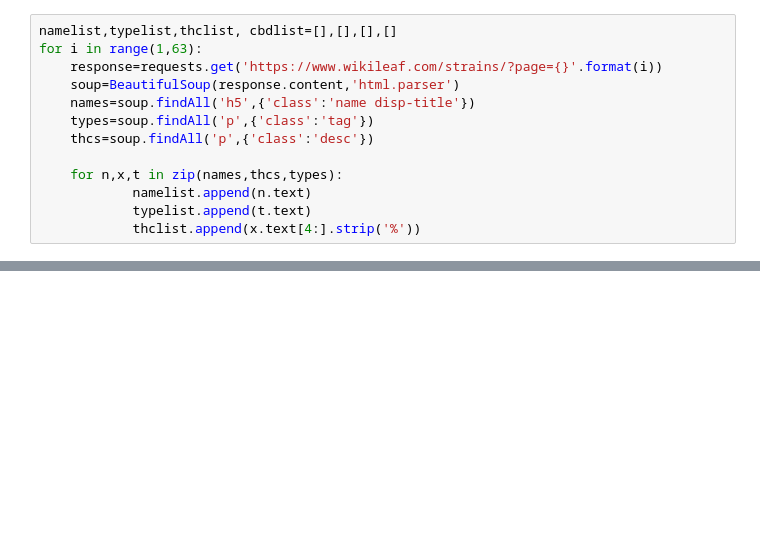
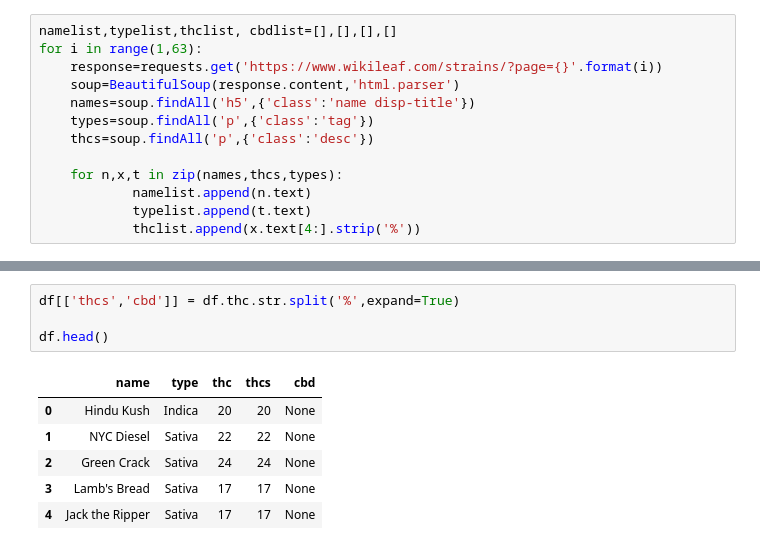
Before and after one commit to stephkendall/Cannabis-Predictions, a Jupyter notebook: This Really Works!.ipynb, the cells around one changed output, grey strips where cells are left out. Saved outputs shown, nothing was run; the diff lists cells and outputs as text; blank space fills up the shorter version.

```diff
--- a/This Really Works!.ipynb
+++ b/This Really Works!.ipynb
@@ -37,0 +60,11 @@ thclist
+# %%
+df[['thcs','cbd']] = df.thc.str.split('%',expand=True)
+
+df.head()
+# %% [output]
+|  | name | type | thc | thcs | cbd |
+| 0 | Hindu Kush | Indica | 20 | 20 | None |
+| 1 | NYC Diesel | Sativa | 22 | 22 | None |
+| 2 | Green Crack | Sativa | 24 | 24 | None |
+| 3 | Lamb's Bread | Sativa | 17 | 17 | None |
+| 4 | Jack the Ripper | Sativa | 17 | 17 | None |
```
Also changed, not shown: parts of 16 cells of this notebook.
